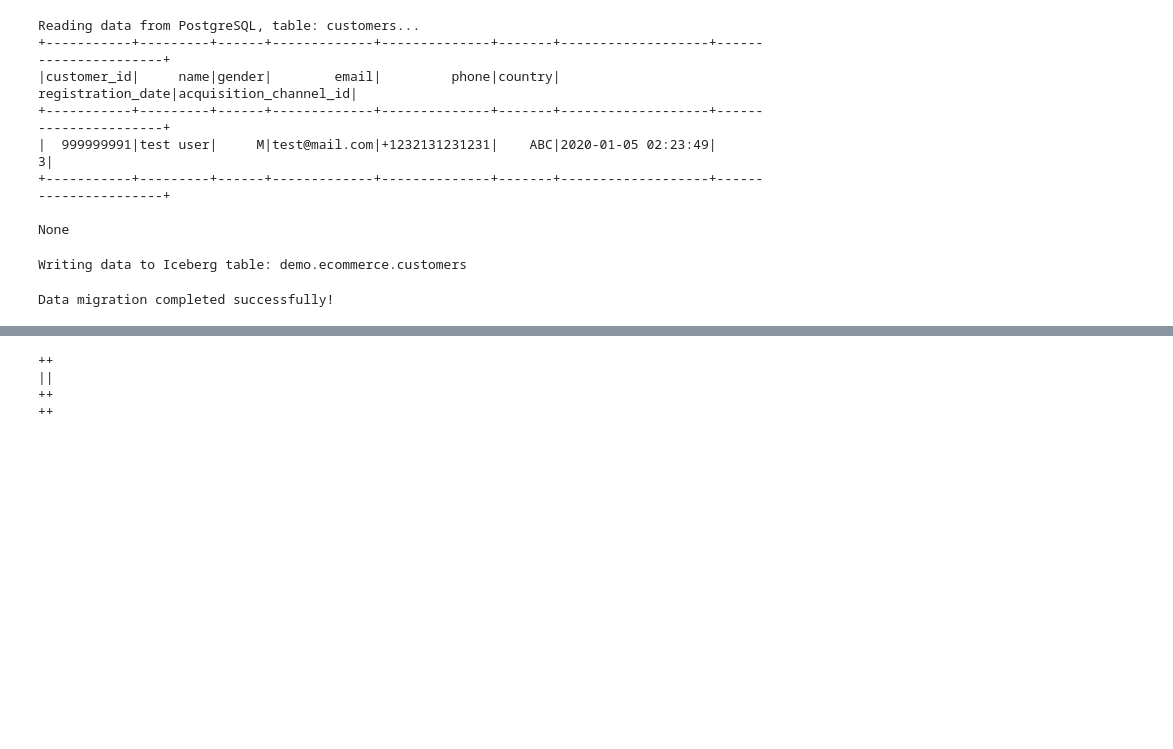
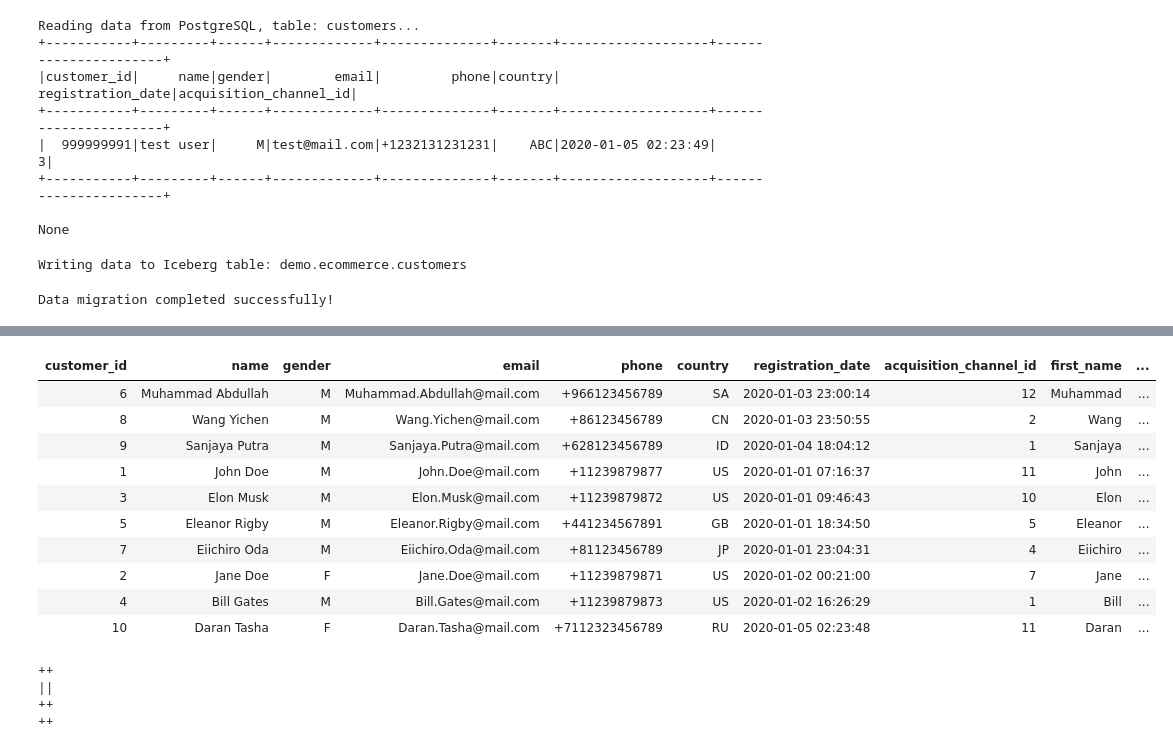
Before and after one commit to agungatd/End-to-end-E-commerce-Data-Lakehouse, a Jupyter notebook: notebooks/Test.ipynb, the cells around one changed output, grey strips where cells are left out. Cells and saved outputs as stored; diff of their text form; code cells hidden in the pictures; blank space fills up the shorter version.

```diff
--- a/notebooks/Test.ipynb
+++ b/notebooks/Test.ipynb
@@ -135,3 +154,18 @@ select * from dev_curated_ecommerce.customers
+# %%
+%%sql
+select * from dev_star_ecommerce.dim_customers
+# %% [output]
+| customer_id | name | gender | email | phone | country | registration_date | acquisition_channel_id | first_name | ... |
+| 6 | Muhammad Abdullah | M | Muhammad.Abdullah@mail.com | +966123456789 | SA | 2020-01-03 23:00:14 | 12 | Muhammad | ... |
+| 8 | Wang Yichen | M | Wang.Yichen@mail.com | +86123456789 | CN | 2020-01-03 23:50:55 | 2 | Wang | ... |
+| 9 | Sanjaya Putra | M | Sanjaya.Putra@mail.com | +628123456789 | ID | 2020-01-04 18:04:12 | 1 | Sanjaya | ... |
+| 1 | John Doe | M | John.Doe@mail.com | +11239879877 | US | 2020-01-01 07:16:37 | 11 | John | ... |
+| 3 | Elon Musk | M | Elon.Musk@mail.com | +11239879872 | US | 2020-01-01 09:46:43 | 10 | Elon | ... |
+| 5 | Eleanor Rigby | M | Eleanor.Rigby@mail.com | +441234567891 | GB | 2020-01-01 18:34:50 | 5 | Eleanor | ... |
+| 7 | Eiichiro Oda | M | Eiichiro.Oda@mail.com | +81123456789 | JP | 2020-01-01 23:04:31 | 4 | Eiichiro | ... |
+| 2 | Jane Doe | F | Jane.Doe@mail.com | +11239879871 | US | 2020-01-02 00:21:00 | 7 | Jane | ... |
+| 4 | Bill Gates | M | Bill.Gates@mail.com | +11239879873 | US | 2020-01-02 16:26:29 | 1 | Bill | ... |
+| 10 | Daran Tasha | F | Daran.Tasha@mail.com | +7112323456789 | RU | 2020-01-05 02:23:48 | 11 | Daran | ... |
 # %%
 %%sql
 insert into dev_raw_ecommerce.customers(customer_id, name, gender, email, phone, country, registration_date, acquisition_channel_id)
```
Also changed, not shown: parts of 5 cells of this notebook, 1 other file.
